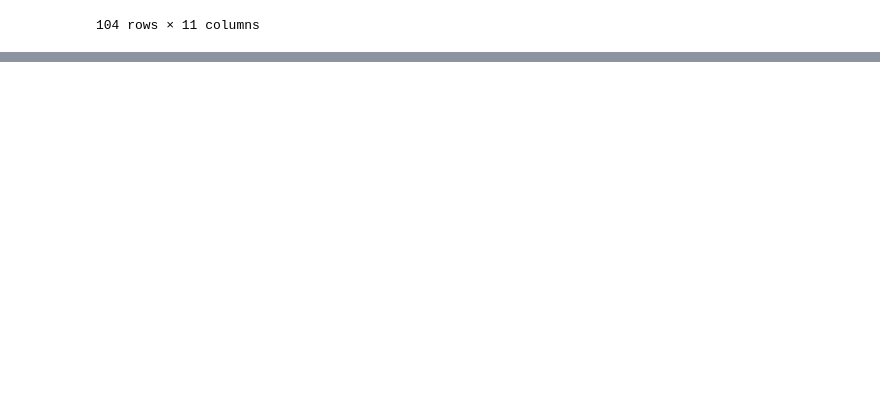
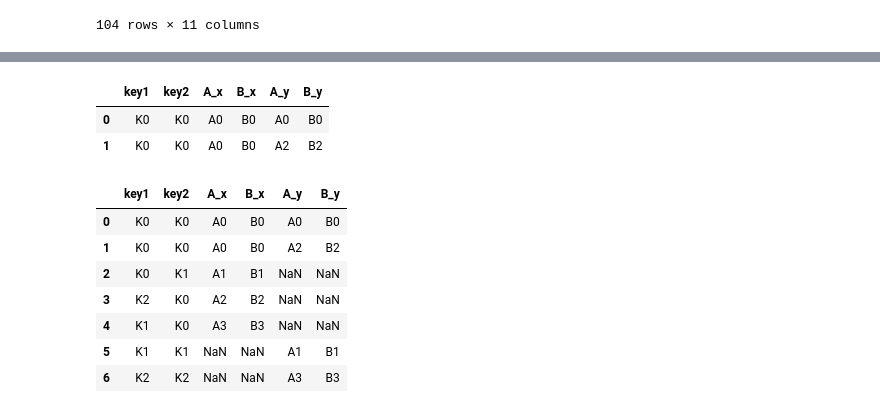
Before and after one commit to ayberkbozkus/DataScience, a Jupyter notebook: Study.ipynb, the cells around one changed output, grey strips where cells are left out. Cells and saved outputs as stored; diff of their text form; code cells hidden in the pictures; blank space fills up the shorter version.

```diff
--- a/Study.ipynb
+++ b/Study.ipynb
@@ -2579,0 +3082,26 @@ review.head(10)
+# %%
+left = pd.DataFrame({'key1': ['K0','K0','K2','K1'],
+                     'key2': ['K0','K1','K0','K0'],
+                    'A': ['A0','A1','A2','A3'],
+                    'B': ['B0','B1','B2','B3']})
+right = pd.DataFrame({'key1': ['K0','K1','K0','K2'],
+                     'key2': ['K0','K1','K0','K2'],
+                    'A': ['A0','A1','A2','A3'],
+                    'B': ['B0','B1','B2','B3']})
+# %%
+pd.merge(left,right,on=['key1','key2'])
+# %% [output]
+|  | key1 | key2 | A_x | B_x | A_y | B_y |
+| 0 | K0 | K0 | A0 | B0 | A0 | B0 |
+| 1 | K0 | K0 | A0 | B0 | A2 | B2 |
+# %%
+pd.merge(left,right,how='outer',on=['key1','key2'])
+# %% [output]
+|  | key1 | key2 | A_x | B_x | A_y | B_y |
+| 0 | K0 | K0 | A0 | B0 | A0 | B0 |
+| 1 | K0 | K0 | A0 | B0 | A2 | B2 |
+| 2 | K0 | K1 | A1 | B1 | NaN | NaN |
+| 3 | K2 | K0 | A2 | B2 | NaN | NaN |
+| 4 | K1 | K0 | A3 | B3 | NaN | NaN |
+| 5 | K1 | K1 | NaN | NaN | A1 | B1 |
+| 6 | K2 | K2 | NaN | NaN | A3 | B3 |
```
Also changed, not shown: parts of 97 cells of this notebook.
